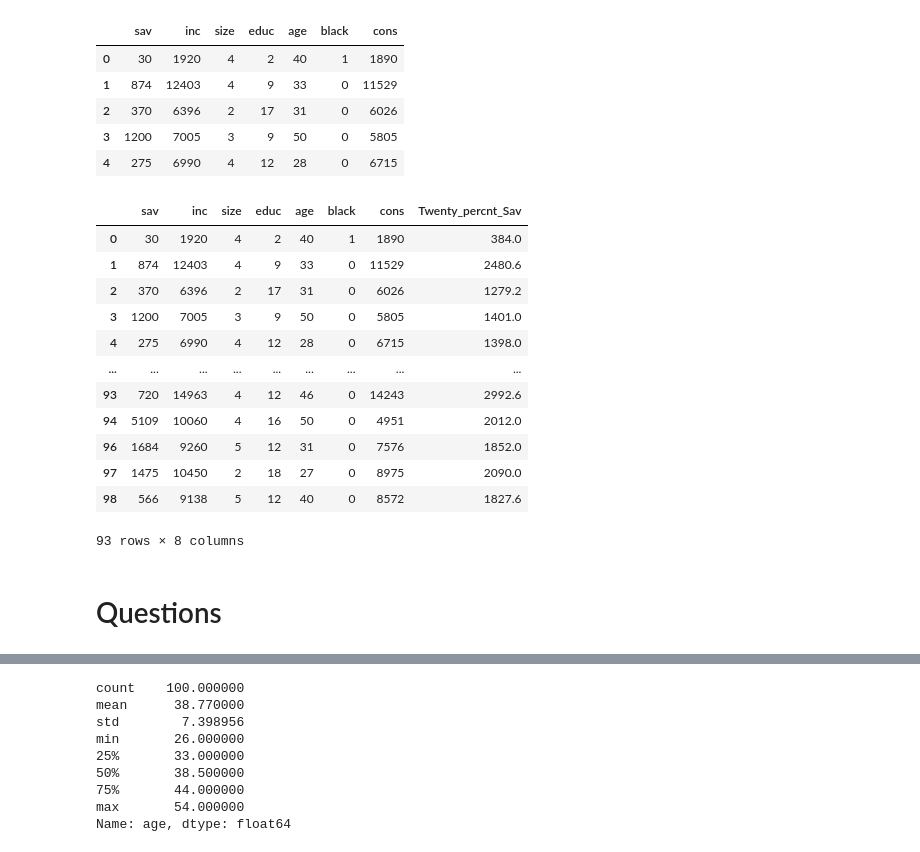
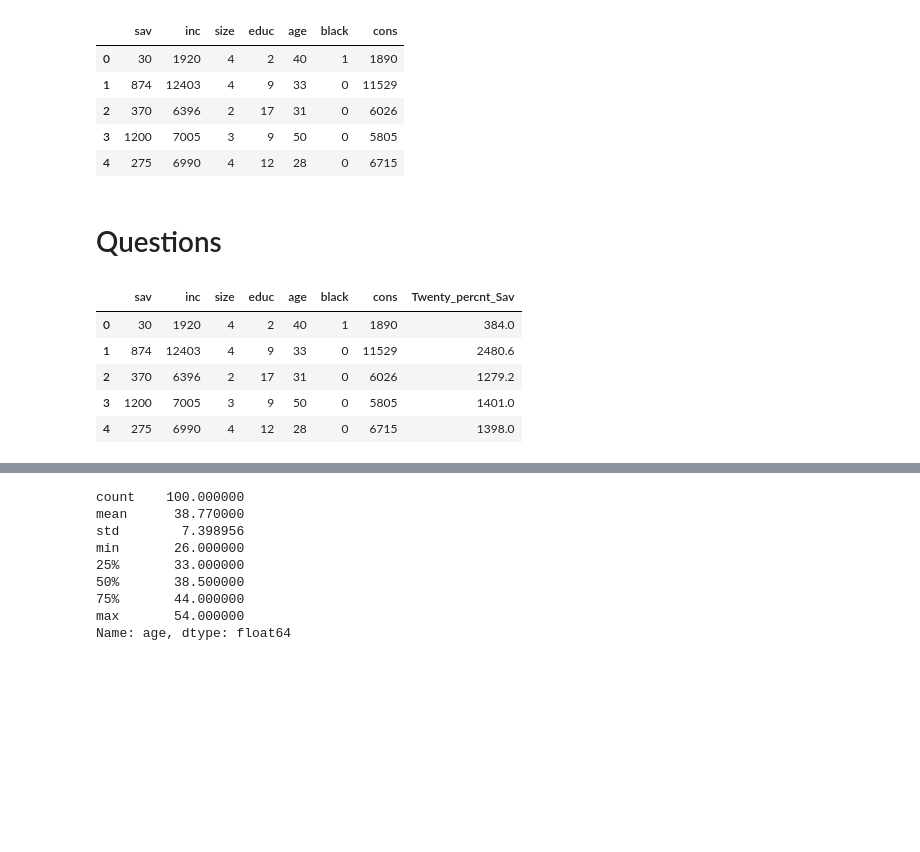
Before and after one commit to Ask-Wunmi/Alt-school-Savings-project, a Jupyter notebook: Savings project.ipynb, the cells around one changed output, grey strips where cells are left out. Saved outputs shown, nothing was run; the diff lists cells and outputs as text; code cells hidden in the pictures; blank space fills up the shorter version.

```diff
--- a/Savings project.ipynb
+++ b/Savings project.ipynb
@@ -54,28 +55,6 @@ df_savings1.head()
 | 2 | 370 | 6396 | 2 | 17 | 31 | 0 | 6026 |
 | 3 | 1200 | 7005 | 3 | 9 | 50 | 0 | 5805 |
 | 4 | 275 | 6990 | 4 | 12 | 28 | 0 | 6715 |
-# %%
-#Testing the 20% saving rule
-
-expected_savings = data_savings.assign(Twenty_percnt_Sav =lambda x: x.inc*0.2)
-
-expected_savings.head()
-
-#none of the correspondent follows the 20% savings rule, most saved below 20% while very few saved above 20%
-# %% [output]
-|  | sav | inc | size | educ | age | black | cons | Twenty_percnt_Sav |
-| 0 | 30 | 1920 | 4 | 2 | 40 | 1 | 1890 | 384.0 |
-| 1 | 874 | 12403 | 4 | 9 | 33 | 0 | 11529 | 2480.6 |
-| 2 | 370 | 6396 | 2 | 17 | 31 | 0 | 6026 | 1279.2 |
-| 3 | 1200 | 7005 | 3 | 9 | 50 | 0 | 5805 | 1401.0 |
-| 4 | 275 | 6990 | 4 | 12 | 28 | 0 | 6715 | 1398.0 |
-| ... | ... | ... | ... | ... | ... | ... | ... | ... |
-| 93 | 720 | 14963 | 4 | 12 | 46 | 0 | 14243 | 2992.6 |
-| 94 | 5109 | 10060 | 4 | 16 | 50 | 0 | 4951 | 2012.0 |
-| 96 | 1684 | 9260 | 5 | 12 | 31 | 0 | 7576 | 1852.0 |
-| 97 | 1475 | 10450 | 2 | 18 | 27 | 0 | 8975 | 2090.0 |
-| 98 | 566 | 9138 | 5 | 12 | 40 | 0 | 8572 | 1827.6 |
-93 rows × 8 columns
 # %% [markdown]
 # Questions
 # %%
@@ -84,3 +64,18 @@ expected_savings.head()
 #Does family Size influence saving culture
 #Are there any correlation between race and income ?
 #Does race as any impact on savings
+# %%
+#Testing the 20% saving rule
+
+finance_rule1 = data_savings.assign(Twenty_percnt_Sav =lambda x: x.inc*0.2)
+
+finance_rule1.head()
+
+#none of the correspondent follows the 20% savings rule, most saved below 20% while very few saved above 20%
+# %% [output]
+|  | sav | inc | size | educ | age | black | cons | Twenty_percnt_Sav |
+| 0 | 30 | 1920 | 4 | 2 | 40 | 1 | 1890 | 384.0 |
+| 1 | 874 | 12403 | 4 | 9 | 33 | 0 | 11529 | 2480.6 |
+| 2 | 370 | 6396 | 2 | 17 | 31 | 0 | 6026 | 1279.2 |
+| 3 | 1200 | 7005 | 3 | 9 | 50 | 0 | 5805 | 1401.0 |
+| 4 | 275 | 6990 | 4 | 12 | 28 | 0 | 6715 | 1398.0 |
```
Also changed, not shown: parts of 8 cells of this notebook.
